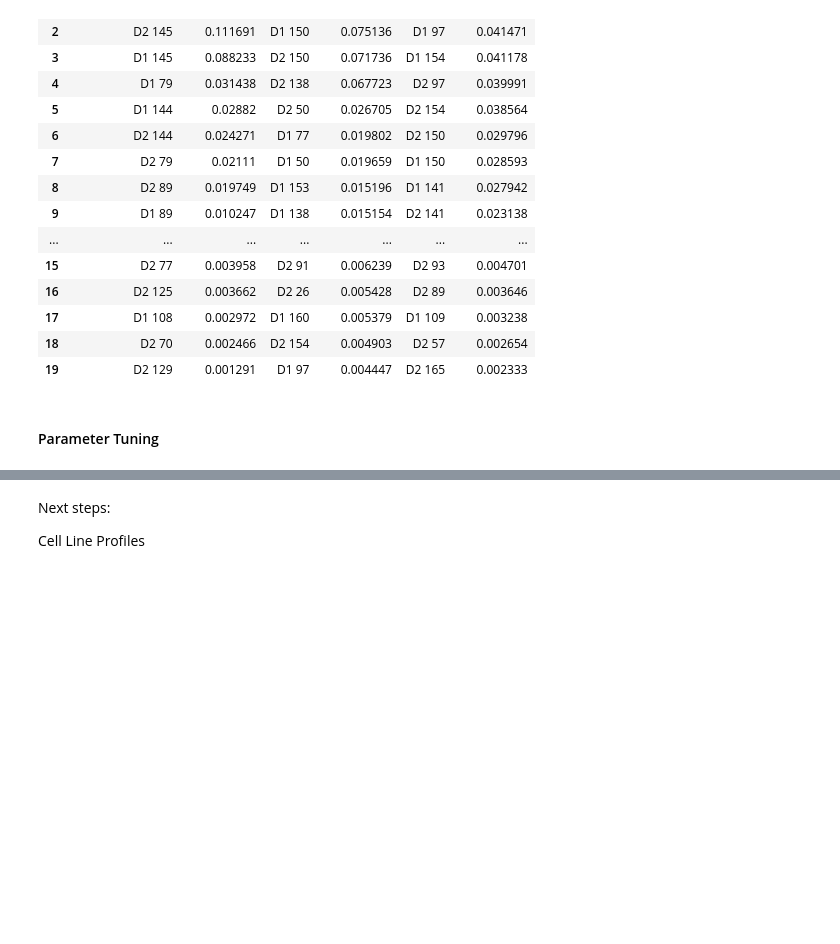
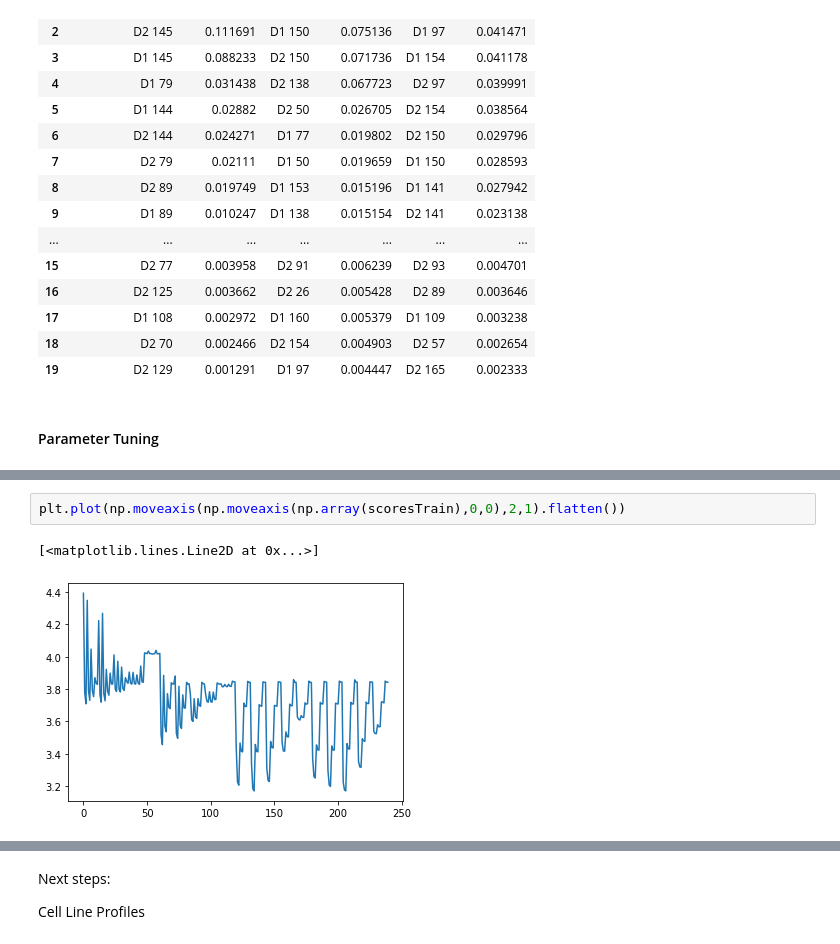
Before and after one commit to stefanhuber1510/marbleProject, a Jupyter notebook: scoring/thirdScoringTest.ipynb, the cells around one changed output, grey strips where cells are left out. Cells and saved outputs as stored; diff of their text form; blank space fills up the shorter version.

```diff
--- a/scoring/thirdScoringTest.ipynb
+++ b/scoring/thirdScoringTest.ipynb
@@ -406,0 +438,5 @@ Note that
+# %%
+plt.plot(np.moveaxis(np.moveaxis(np.array(scoresTrain),0,0),2,1).flatten())
+# %% [output]
+[<matplotlib.lines.Line2D at 0x...>]
+[figure, added]
```
Also changed, not shown: parts of 25 cells of this notebook.
